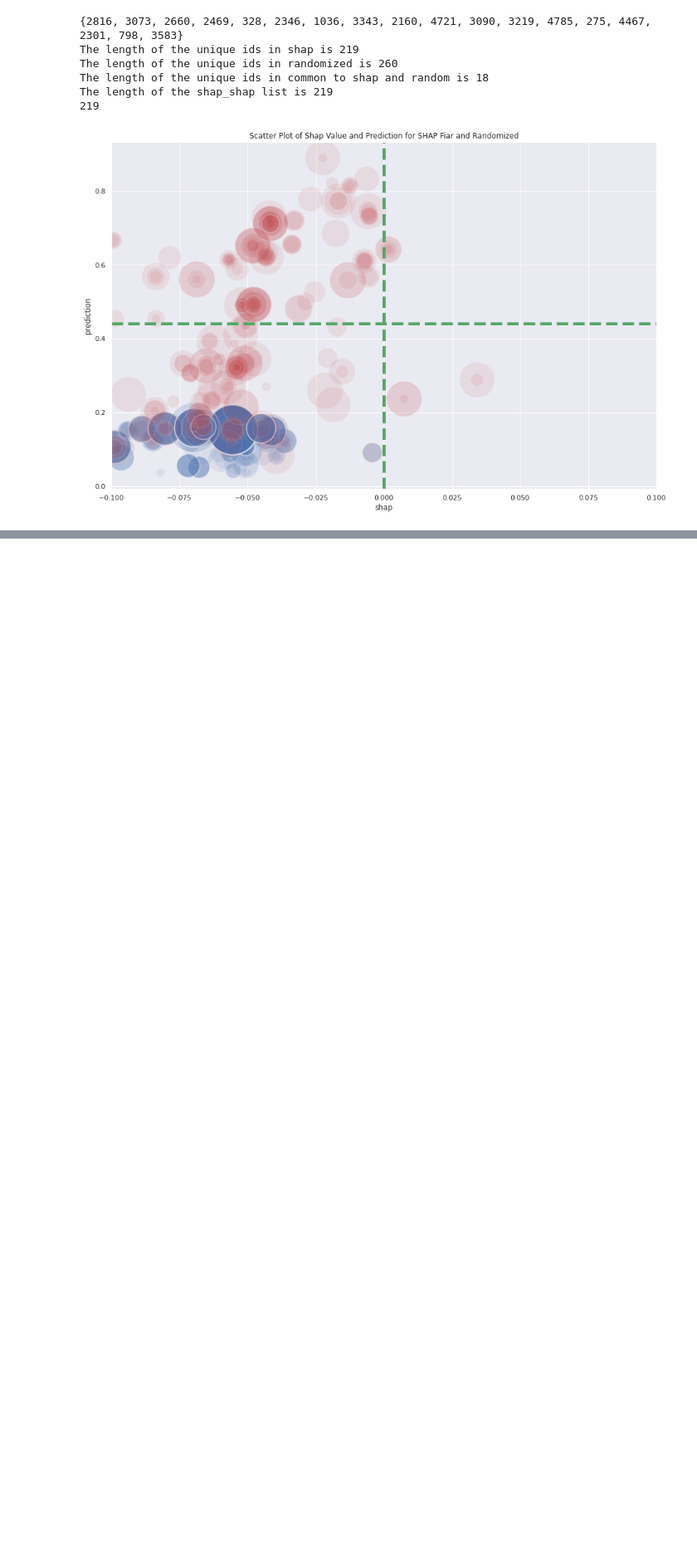
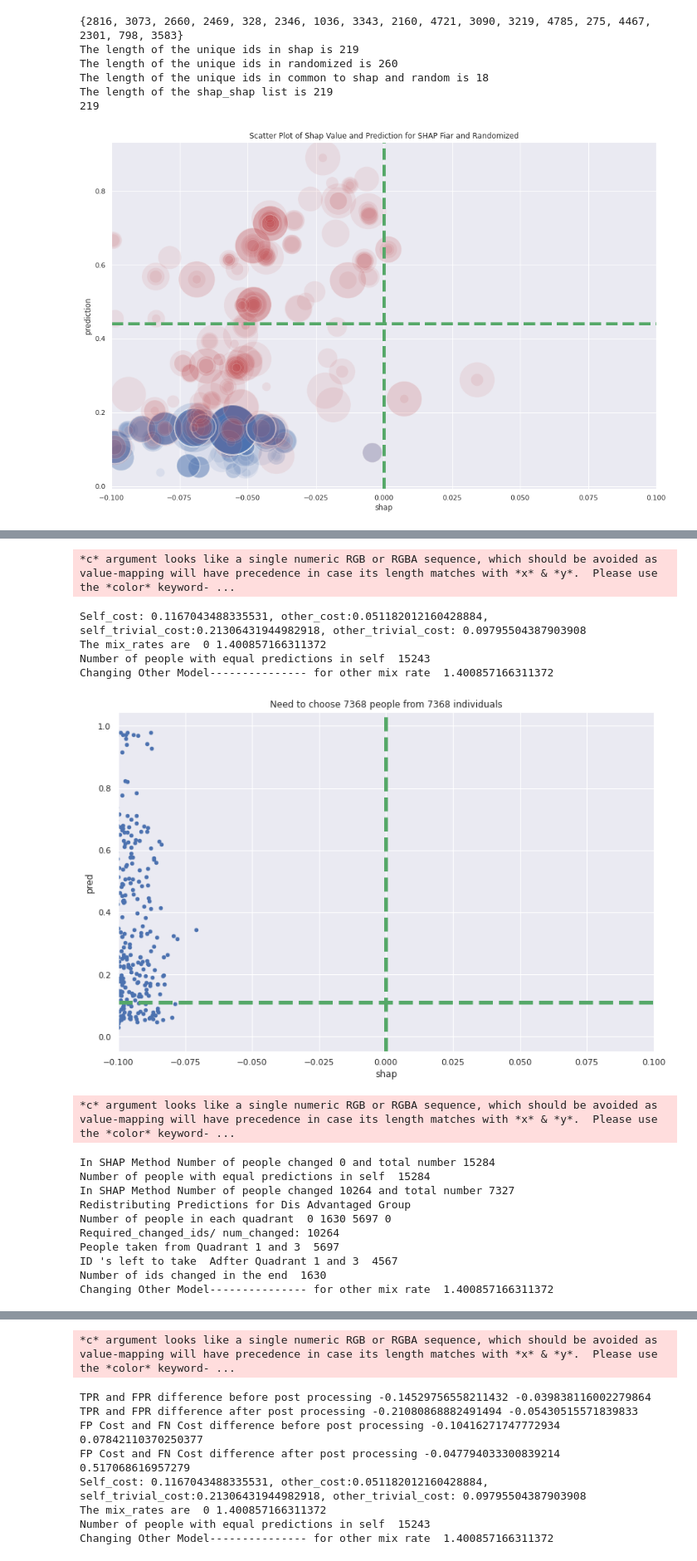
Before and after one commit to NathanielCJ/H2-unbiasedml, a Jupyter notebook: Shap/Shap_API.ipynb, the cells around one changed output, grey strips where cells are left out. Shown at 83% size. Drawn from its saved outputs; the diff is of its cells as text; code cells hidden in the pictures; blank space fills up the shorter version.

```diff
--- a/Shap/Shap_API.ipynb
+++ b/Shap/Shap_API.ipynb
@@ -1507,2 +1605,25 @@ Changing SELF Model--------------- for self mix rate  1.2048684980815896
 *c* argument looks like a single numeric RGB or RGBA sequence, which should be avoided as value-mapping will have precedence in case its length matches with *x* & *y*.  Please use the *color* keyword- ...
 ... (6 outputs left out)
+# %%
+#Jump
+dataset = "even_better_shap_adult.csv"
+constraint = "weighted"
+drawGraph(dataset, *calibrated_equalized_odds_shap(dataset, constraint, shap_enabled=True), *calibrated_equalized_odds_shap(dataset, constraint, shap_enabled=False))
+# %% [output]
+*c* argument looks like a single numeric RGB or RGBA sequence, which should be avoided as value-mapping will have precedence in case its length matches with *x* & *y*.  Please use the *color* keyword- ...
+Self_cost: 0.1167043488335531, other_cost:0.051182012160428884, self_trivial_cost:0.21306431944982918, other_trivial_cost: 0.09795504387903908
+The mix_rates are  0 1.400857166311372
+Number of people with equal predictions in self  15243
+Changing Other Model--------------- for other mix rate  1.400857166311372
+[figure, added]
+*c* argument looks like a single numeric RGB or RGBA sequence, which should be avoided as value-mapping will have precedence in case its length matches with *x* & *y*.  Please use the *color* keyword- ...
+In SHAP Method Number of people changed 0 and total number 15284
+Number of people with equal predictions in self  15284
+In SHAP Method Number of people changed 10264 and total number 7327
+Redistributing Predictions for Dis Advantaged Group
+Number of people in each quadrant  0 1630 5697 0
+Required_changed_ids/ num_changed: 10264
+People taken from Quadrant 1 and 3  5697
+ID 's left to take  Adfter Quadrant 1 and 3  4567
+Number of ids changed in the end  1630
+Changing Other Model--------------- for other mix rate  1.400857166311372
@@ -1508,0 +1649,9 @@ Changing SELF Model--------------- for self mix rate  1.2048684980815896
+*c* argument looks like a single numeric RGB or RGBA sequence, which should be avoided as value-mapping will have precedence in case its length matches with *x* & *y*.  Please use the *color* keyword- ...
+TPR and FPR difference before post processing -0.14529756558211432 -0.039838116002279864
+TPR and FPR difference after post processing -0.21080868882491494 -0.05430515571839833
+FP Cost and FN Cost difference before post processing -0.10416271747772934 0.07842110370250377
+FP Cost and FN Cost difference after post processing -0.047794033300839214 0.517068616957279
+Self_cost: 0.1167043488335531, other_cost:0.051182012160428884, self_trivial_cost:0.21306431944982918, other_trivial_cost: 0.09795504387903908
+The mix_rates are  0 1.400857166311372
+Number of people with equal predictions in self  15243
+Changing Other Model--------------- for other mix rate  1.400857166311372
```
Also changed, not shown: parts of 30 cells of this notebook, 8 other files.
